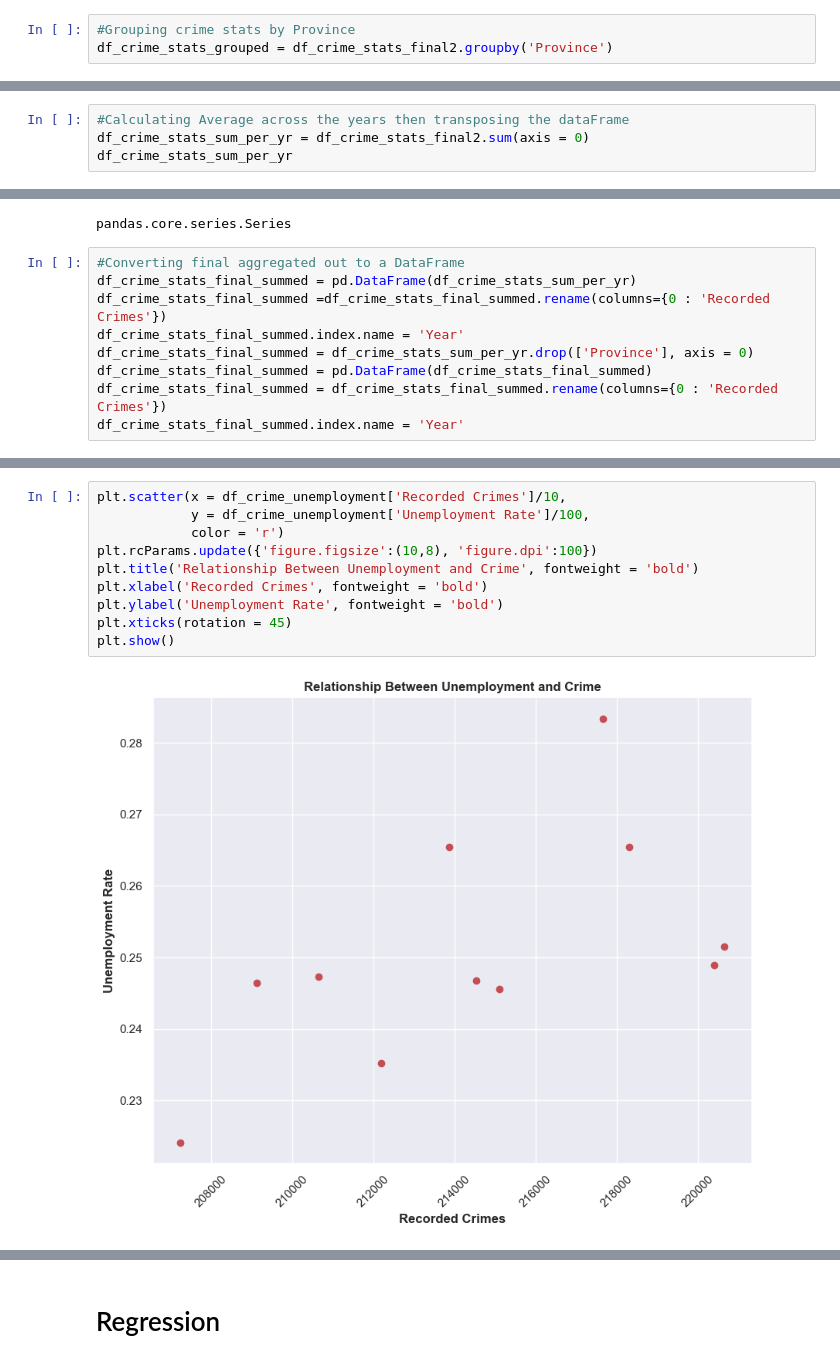
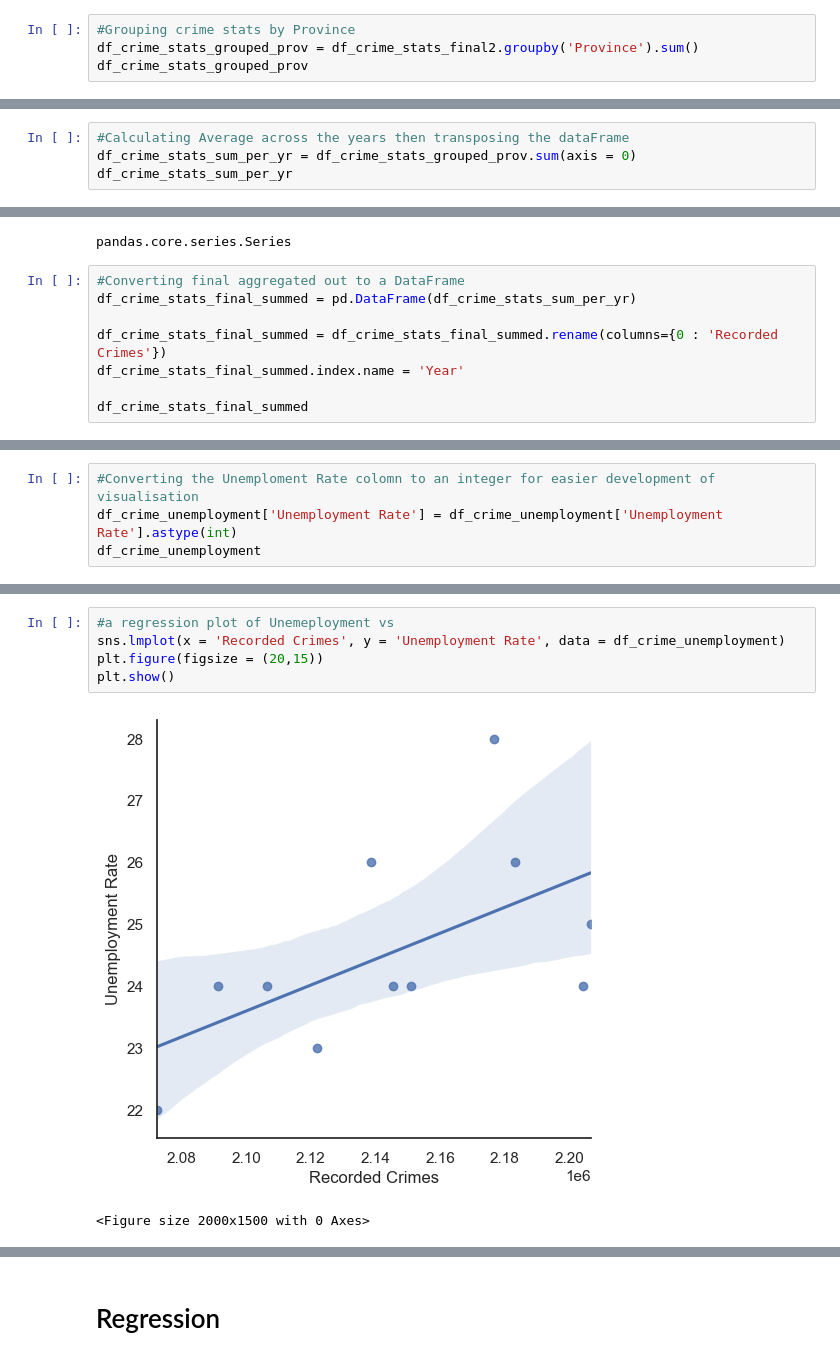
Before and after one commit to NigelGondo/Portfolio_Projects, a Jupyter notebook: Unemployment and Crime in South Africa (Regression).ipynb, the cells around one changed output, grey strips where cells are left out. Saved outputs shown, nothing was run; the diff lists cells and outputs as text.

Commit message:
Add files via upload
Update to unemployment project

```diff
--- a/Unemployment and Crime in South Africa (Regression).ipynb
+++ b/Unemployment and Crime in South Africa (Regression).ipynb
@@ -174,3 +179,4 @@ df_crime_stats_final2
 # %%
 #Grouping crime stats by Province
-df_crime_stats_grouped = df_crime_stats_final2.groupby('Province')
+df_crime_stats_grouped_prov = df_crime_stats_final2.groupby('Province').sum()
+df_crime_stats_grouped_prov
@@ -208,5 +235,5 @@ df_crime_stats_final3
 # %%
 #Calculating Average across the years then transposing the dataFrame
-df_crime_stats_sum_per_yr = df_crime_stats_final2.sum(axis = 0)
+df_crime_stats_sum_per_yr = df_crime_stats_grouped_prov.sum(axis = 0)
 df_crime_stats_sum_per_yr
 # %% [output]
@@ -231,9 +256,8 @@ pandas.core.series.Series
 # %%
 #Converting final aggregated out to a DataFrame
 df_crime_stats_final_summed = pd.DataFrame(df_crime_stats_sum_per_yr)
-df_crime_stats_final_summed =df_crime_stats_final_summed.rename(columns={0 : 'Recorded Crimes'})
-df_crime_stats_final_summed.index.name = 'Year'
-df_crime_stats_final_summed = df_crime_stats_sum_per_yr.drop(['Province'], axis = 0)
-df_crime_stats_final_summed = pd.DataFrame(df_crime_stats_final_summed)
+
 df_crime_stats_final_summed = df_crime_stats_final_summed.rename(columns={0 : 'Recorded Crimes'})
 df_crime_stats_final_summed.index.name = 'Year'
+
+df_crime_stats_final_summed
@@ -280,0 +300,4 @@ df_crime_unemployment
+# %%
+#Converting the Unemploment Rate colomn to an integer for easier development of visualisation
+df_crime_unemployment['Unemployment Rate'] = df_crime_unemployment['Unemployment Rate'].astype(int)
+df_crime_unemployment
@@ -281,12 +320,8 @@ df_crime_unemployment
 # %%
-plt.scatter(x = df_crime_unemployment['Recorded Crimes']/10,
-            y = df_crime_unemployment['Unemployment Rate']/100,
-            color = 'r')
-plt.rcParams.update({'figure.figsize':(10,8), 'figure.dpi':100})
-plt.title('Relationship Between Unemployment and Crime', fontweight = 'bold')
-plt.xlabel('Recorded Crimes', fontweight = 'bold')
-plt.ylabel('Unemployment Rate', fontweight = 'bold')
-plt.xticks(rotation = 45)
+#a regression plot of Unemeployment vs
+sns.lmplot(x = 'Recorded Crimes', y = 'Unemployment Rate', data = df_crime_unemployment)
+plt.figure(figsize = (20,15))
 plt.show()
 # %% [output]
-[figure, old version]
+[figure, new version]
+<Figure size 2000x1500 with 0 Axes>
```
Also changed, not shown: parts of 57 cells of this notebook.
